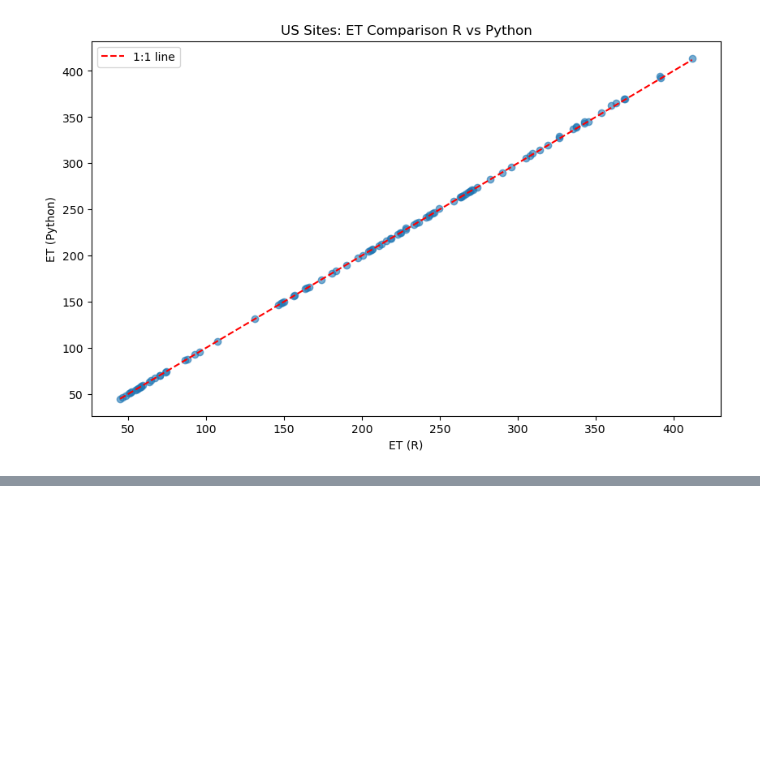
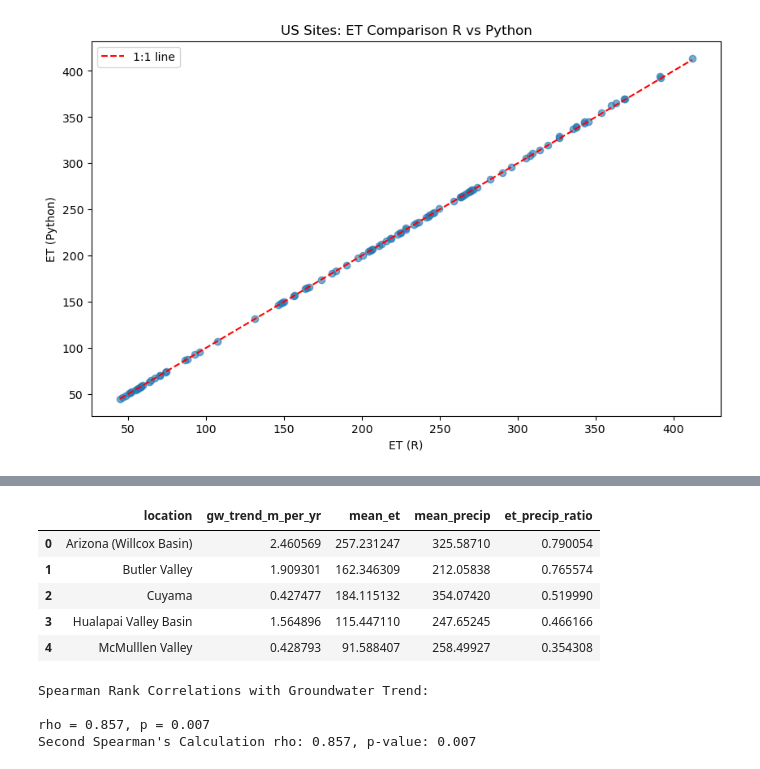
Before and after one commit to meds-AridGW/GW-depth-data-exploration, a Jupyter notebook: spearman_stats.ipynb, the cells around one changed output, grey strips where cells are left out. Saved outputs shown, nothing was run; the diff lists cells and outputs as text; code cells hidden in the pictures; blank space fills up the shorter version.

Commit message:
Update Precipitation and Spearman into correct notebooks.

```diff
--- a/spearman_stats.ipynb
+++ b/spearman_stats.ipynb
@@ -275,0 +243,28 @@ plt.show()
+# %%
+site_summary = pd.read_csv('data/site_summary.csv')
+
+site_summary.head()
+# %% [output]
+|  | location | gw_trend_m_per_yr | mean_et | mean_precip | et_precip_ratio |
+| 0 | Arizona (Willcox Basin) | 2.460569 | 257.231247 | 325.58710 | 0.790054 |
+| 1 | Butler Valley | 1.909301 | 162.346309 | 212.05838 | 0.765574 |
+| 2 | Cuyama | 0.427477 | 184.115132 | 354.07420 | 0.519990 |
+| 3 | Hualapai Valley Basin | 1.564896 | 115.447110 | 247.65245 | 0.466166 |
+| 4 | McMulllen Valley | 0.428793 | 91.588407 | 258.49927 | 0.354308 |
+# %%
+# Variables to test against gw_trend
+variables = ['et_precip_ratio']
+
+print("Spearman Rank Correlations with Groundwater Trend:\n")
+for var in variables:
+    rho, p_value = spearmanr(site_summary['gw_trend_m_per_yr'],
+                             site_summary[var])
+    print(f"rho = {rho:.3f}, p = {p_value:.3f}")
+
+corr, p_value = spearmanr(site_summary['gw_trend_m_per_yr'], site_summary['et_precip_ratio'])
+print(f"Second Spearman's Calculation rho: {corr:.3f}, p-value: {p_value:.3f}")
+# %% [output]
+Spearman Rank Correlations with Groundwater Trend:
+
+rho = 0.857, p = 0.007
+Second Spearman's Calculation rho: 0.857, p-value: 0.007
```
Also changed, not shown: parts of 5 cells of this notebook, 1 other file.
